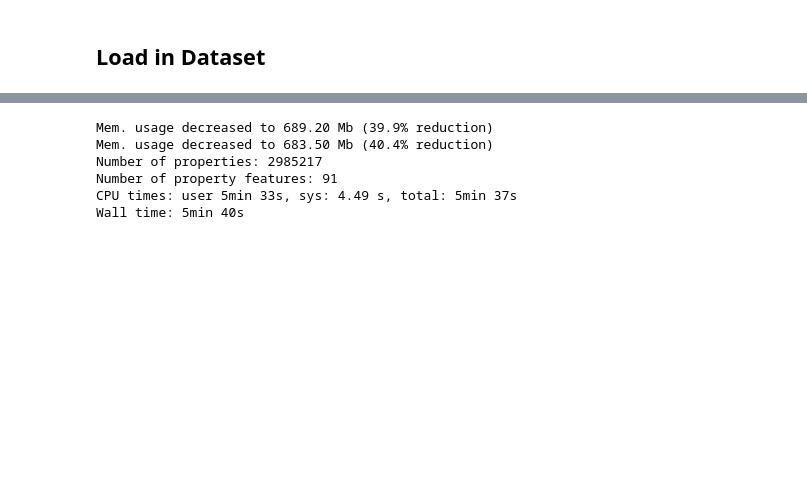
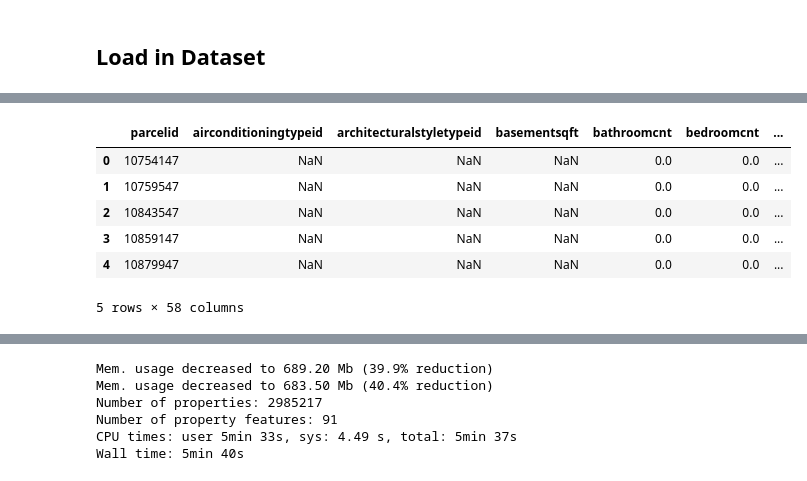
Before and after one commit to patrick-ytchou/Kaggle-Zillow-Home-Value, a Jupyter notebook: Zillow_Feature_Engineering.ipynb, the cells around one changed output, grey strips where cells are left out. Cells and saved outputs as stored; diff of their text form; code cells hidden in the pictures; blank space fills up the shorter version.

```diff
--- a/Zillow_Feature_Engineering.ipynb
+++ b/Zillow_Feature_Engineering.ipynb
@@ -310,0 +73,14 @@ prop_2016[['censustractandblock','rawcensustractandblock']].sample(2)
+# %%
+def load_data(filepath):
+    df = pd.read_csv(filepath)
+    df = reduce_mem_usage(df)
+    print(f"Number of rows: {len(df)}".format(len(df)))
+    print(f"Number of columns: {len(df.columns)-1} \n")
+    return df
+# %%
+df_2016 = load_data('data/train_2016_v2.csv')
+df_2017 = load_data('data/train_2017.csv')
+prop_2016 = load_data('data/properties_2016.csv')
+prop_2017 = load_data('data/properties_2017.csv')
+assert len(prop_2016) == len(prop_2017)
+print('Data successfully imported!')
@@ -310,0 +114,10 @@ prop_2016[['censustractandblock','rawcensustractandblock']].sample(2)
+# %%
+prop_2016.head()
+# %% [output]
+|  | parcelid | airconditioningtypeid | architecturalstyletypeid | basementsqft | bathroomcnt | bedroomcnt | ... |
+| 0 | 10754147 | NaN | NaN | NaN | 0.0 | 0.0 | ... |
+| 1 | 10759547 | NaN | NaN | NaN | 0.0 | 0.0 | ... |
+| 2 | 10843547 | NaN | NaN | NaN | 0.0 | 0.0 | ... |
+| 3 | 10859147 | NaN | NaN | NaN | 0.0 | 0.0 | ... |
+| 4 | 10879947 | NaN | NaN | NaN | 0.0 | 0.0 | ... |
+5 rows × 58 columns
```
Also changed, not shown: parts of 65 cells of this notebook.
